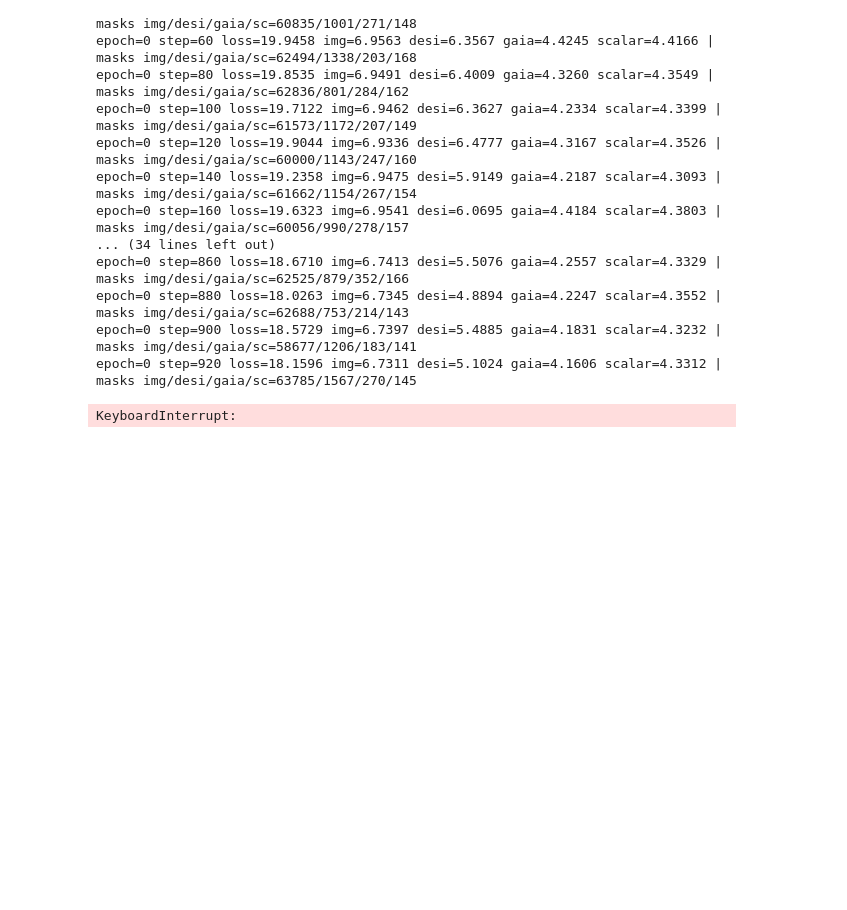
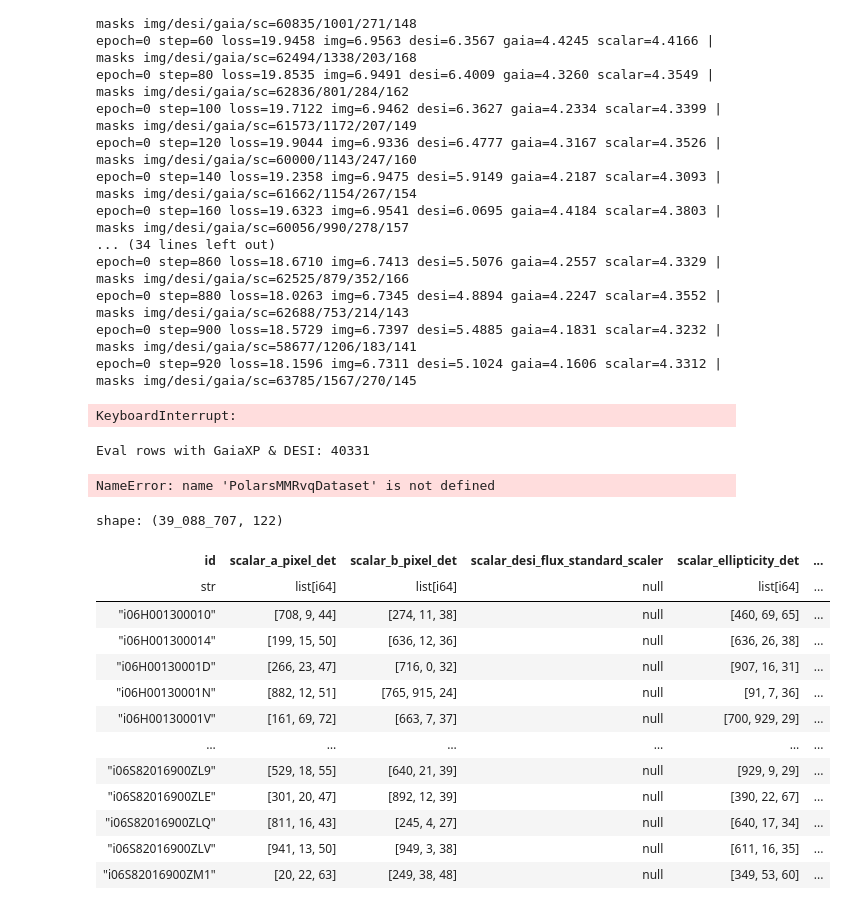
Before and after one commit to Schwarzam/projetoFM, a Jupyter notebook: dev.ipynb, the cells around one changed output. Saved outputs shown, nothing was run; the diff lists cells and outputs as text; code cells hidden in the pictures; blank space fills up the shorter version.

```diff
--- a/dev.ipynb
+++ b/dev.ipynb
@@ -1081,0 +1187,45 @@ KeyboardInterrupt:
+# %%
+df_eval = final_all.filter(
+    (pl.col("desi_codes").is_not_null()) &
+    (
+        pl.col("gaiaxp_codes").is_not_null()
+        if "gaiaxp_codes" in final_all.columns
+        else (pl.col("bp_codes").is_not_null() | pl.col("rp_codes").is_not_null())
+    )
+)
+print("Eval rows with GaiaXP & DESI:", df_eval.height)
+# %% [output]
+Eval rows with GaiaXP & DESI: 40331
+# %%
+rng = np.random.default_rng(123)
+n_eval = min(200_000, df_eval.height)
+eval_indices = rng.choice(df_eval.height, size=n_eval, replace=False)
+
+ds_eval = PolarsMMRvqDataset(df_eval, indices=eval_indices, scalar_cols=[])  # scalar unused here
+dl_eval = DataLoader(
+    ds_eval,
+    batch_size=512,          # reduce if OOM
+    shuffle=True,
+    collate_fn=collate_mm,
+    num_workers=0,
+    pin_memory=True,
+)
+# %% [output]
+NameError: name 'PolarsMMRvqDataset' is not defined
+# %%
+final_all['scalar_mag_pstotal_r']
+# %% [output]
+shape: (39_088_707, 122)
+| id | scalar_a_pixel_det | scalar_b_pixel_det | scalar_desi_flux_standard_scaler | scalar_ellipticity_det | ... |
+| str | list[i64] | list[i64] | null | list[i64] | ... |
+| "i06H001300010" | [708, 9, 44] | [274, 11, 38] | null | [460, 69, 65] | ... |
+| "i06H001300014" | [199, 15, 50] | [636, 12, 36] | null | [636, 26, 38] | ... |
+| "i06H00130001D" | [266, 23, 47] | [716, 0, 32] | null | [907, 16, 31] | ... |
+| "i06H00130001N" | [882, 12, 51] | [765, 915, 24] | null | [91, 7, 36] | ... |
+| "i06H00130001V" | [161, 69, 72] | [663, 7, 37] | null | [700, 929, 29] | ... |
+| … | … | … | … | … | ... |
+| "i06S82016900ZL9" | [529, 18, 55] | [640, 21, 39] | null | [929, 9, 29] | ... |
+| "i06S82016900ZLE" | [301, 20, 47] | [892, 12, 39] | null | [390, 22, 67] | ... |
+| "i06S82016900ZLQ" | [811, 16, 43] | [245, 4, 27] | null | [640, 17, 34] | ... |
+| "i06S82016900ZLV" | [941, 13, 50] | [949, 3, 38] | null | [611, 16, 35] | ... |
+| "i06S82016900ZM1" | [20, 22, 63] | [249, 38, 48] | null | [349, 53, 60] | ... |
```
Also changed, not shown: parts of 8 cells of this notebook, 6 other files.
